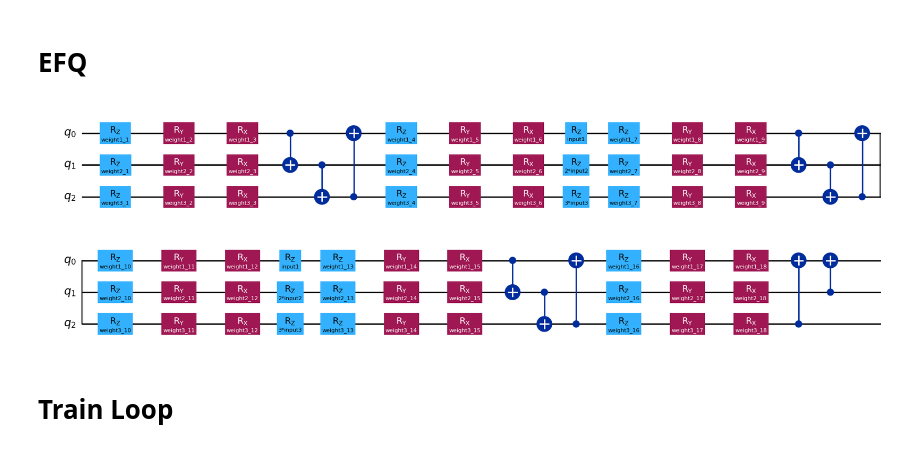
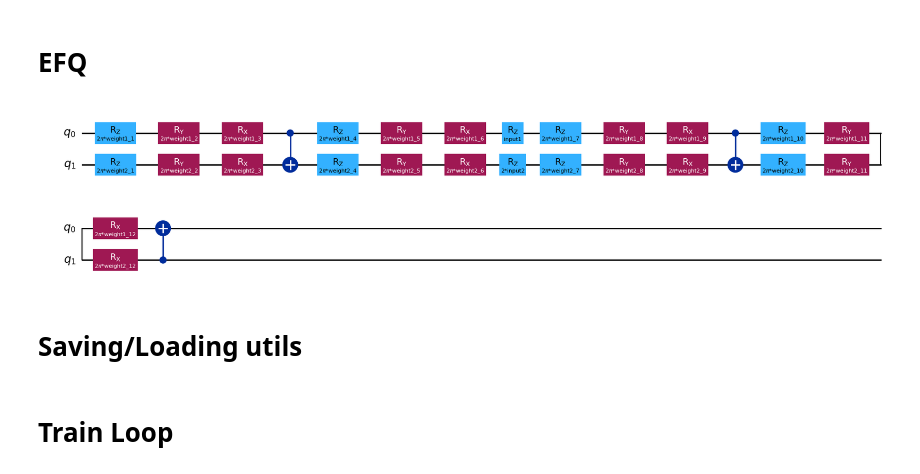
Before and after one commit to TimStep/QManifold, a Jupyter notebook: QManifold.ipynb, the cells around one changed output. Drawn from its saved outputs; the diff is of its cells as text; code cells hidden in the pictures.

```diff
--- a/QManifold.ipynb
+++ b/QManifold.ipynb
@@ -354,9 +377,9 @@ class EFQ():
 
       #first layer of rotation gates
       for q in range(self.qubits):
-        self.circuit.rz(self.weights[q][count*6], q)
-        self.circuit.ry(self.weights[q][count*6+1], q)
-        self.circuit.rx(self.weights[q][count*6+2], q)
+        self.circuit.rz(self.weights[q][count*6]*2*np.pi, q)
+        self.circuit.ry(self.weights[q][count*6+1]*2*np.pi, q)
+        self.circuit.rx(self.weights[q][count*6+2]*2*np.pi, q)
 
       #cnot gates
       for q in range(self.qubits-1):
@@ -366,9 +389,9 @@ class EFQ():
 
       #second layer of rotation gates
       for q in range(self.qubits):
-        self.circuit.rz(self.weights[q][count*6+3], q)
-        self.circuit.ry(self.weights[q][count*6+4], q)
-        self.circuit.rx(self.weights[q][count*6+5], q)
+        self.circuit.rz(self.weights[q][count*6+3]*2*np.pi, q)
+        self.circuit.ry(self.weights[q][count*6+4]*2*np.pi, q)
+        self.circuit.rx(self.weights[q][count*6+5]*2*np.pi, q)
 
     def gen_circuit(self):
 
@@ -430,11 +453,11 @@ class EFQ():
       )
 # %%
 efq = EFQ(
-    qubits=3, repetitions=2
+    qubits=2, repetitions=1
 )
 efq.circuit.draw(output="mpl")
 # %% [output]
-[figure, old version]
+[figure, new version]
 # %%
 class EFQNet(nn.Module):
 
@@ -459,3 +485,5 @@ class EFQNet(nn.Module):
     x = self.fcnn(x)
     x = self.qnn(x)
     return x
+# %% [markdown]
+# Saving/Loading utils
```
Also changed, not shown: parts of 20 cells of this notebook.
